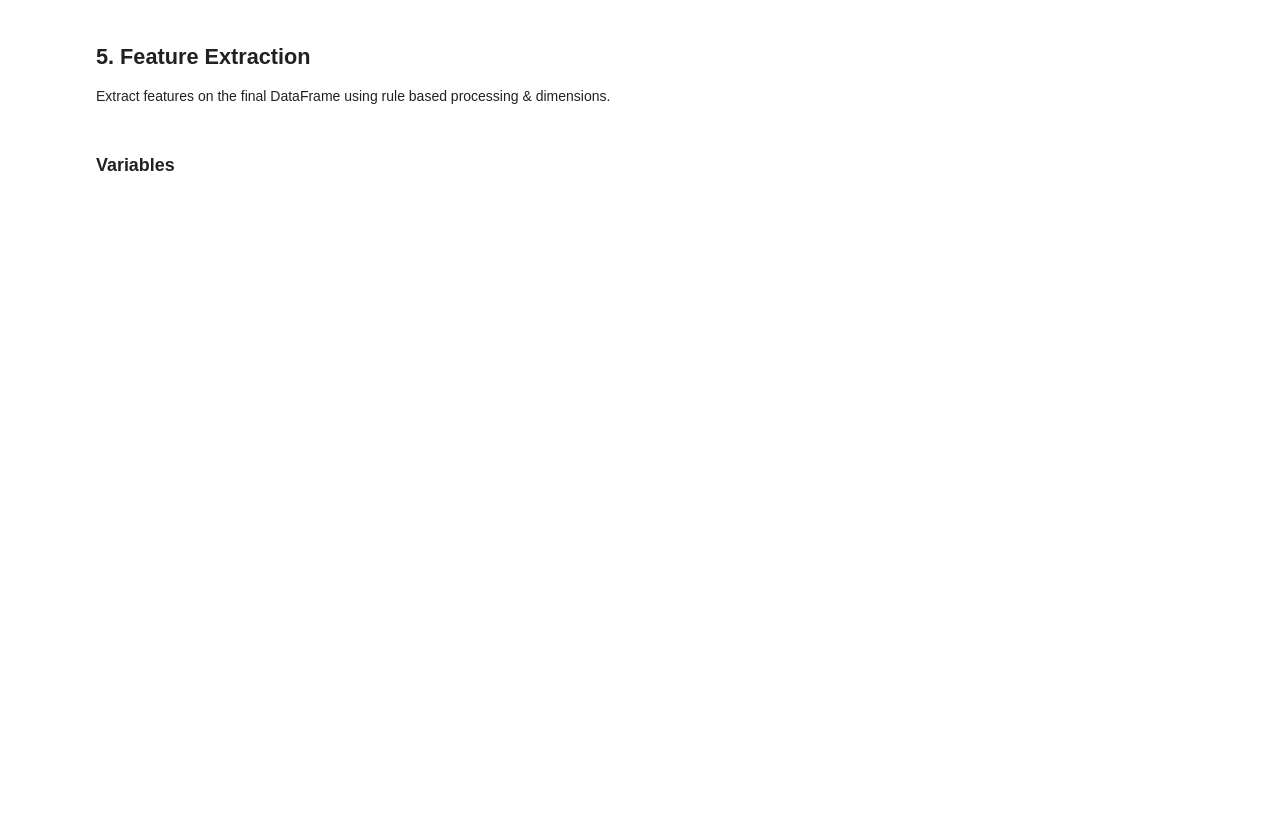
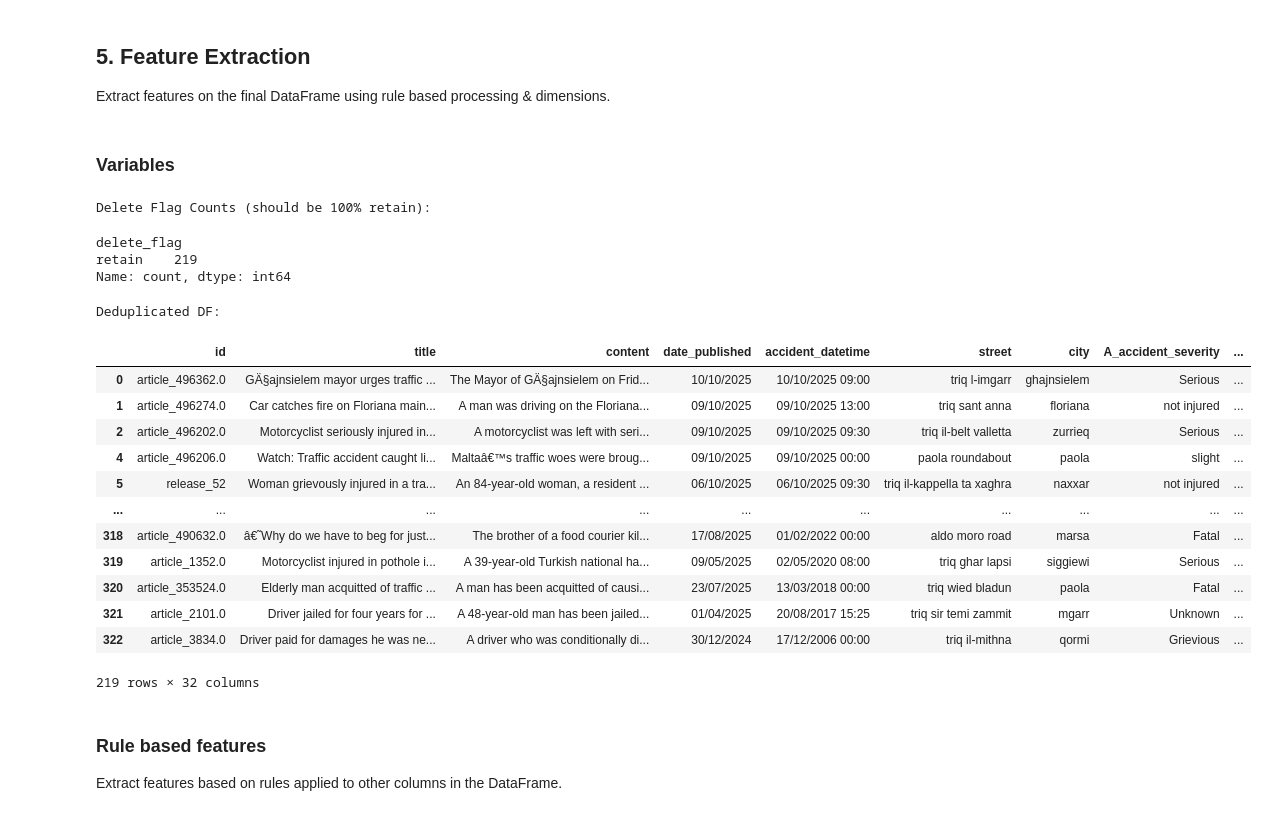
Before and after one commit to michael-vella/ics5110-assignment, a Jupyter notebook: notebooks/final/1_data_preparation.ipynb, the cells around one changed output. Cells and saved outputs as stored; diff of their text form; code cells hidden in the pictures; blank space fills up the shorter version.

Commit message:
extract features from source data

```diff
--- a/notebooks/final/1_data_preparation.ipynb
+++ b/notebooks/final/1_data_preparation.ipynb
@@ -1793,6 +1811,38 @@ Extract features on the final DataFrame using rule based processing & dimensions
 # %%
 dim_date_csv = f"{dim_data_folder}/dim_date.csv"
 
-# to-do: deduplicate and read from deduplicated csv file
-deduplicated_df = pd.read_csv(pre_deduplication_csv)
+deduplicated_df = duplicates_manual_audit_df[duplicates_manual_audit_df["delete_flag"] == 'retain']
+
+print("Delete Flag Counts (should be 100% retain):")
+display(deduplicated_df['delete_flag'].value_counts())
+
 dim_date_df = pd.read_csv(dim_date_csv)
+
+# drop certain columns that are no longer needed
+deduplicated_df = deduplicated_df.drop(["delete_flag", "duplicate_of_id"], axis=1)
+
+print("Deduplicated DF:")
+display(deduplicated_df)
+# %% [output]
+Delete Flag Counts (should be 100% retain):
+delete_flag
+retain    219
+Name: count, dtype: int64
+Deduplicated DF:
+|  | id | title | content | date_published | accident_datetime | street | city | A_accident_severity | ... |
+| 0 | article_496362.0 | GÄ§ajnsielem mayor urges traffic ... | The Mayor of GÄ§ajnsielem on Frid... | 10/10/2025 | 10/10/2025 09:00 | triq l-imgarr | ghajnsielem | Serious | ... |
+| 1 | article_496274.0 | Car catches fire on Floriana main... | A man was driving on the Floriana... | 09/10/2025 | 09/10/2025 13:00 | triq sant anna | floriana | not injured | ... |
+| 2 | article_496202.0 | Motorcyclist seriously injured in... | A motorcyclist was left with seri... | 09/10/2025 | 09/10/2025 09:30 | triq il-belt valletta | zurrieq | Serious | ... |
+| 4 | article_496206.0 | Watch: Traffic accident caught li... | Maltaâ€™s traffic woes were broug... | 09/10/2025 | 09/10/2025 00:00 | paola roundabout | paola | slight | ... |
+| 5 | release_52 | Woman grievously injured in a tra... | An 84-year-old woman, a resident ... | 06/10/2025 | 06/10/2025 09:30 | triq il-kappella ta xaghra | naxxar | not injured | ... |
+| ... | ... | ... | ... | ... | ... | ... | ... | ... | ... |
+| 318 | article_490632.0 | â€˜Why do we have to beg for just... | The brother of a food courier kil... | 17/08/2025 | 01/02/2022 00:00 | aldo moro road | marsa | Fatal | ... |
+| 319 | article_1352.0 | Motorcyclist injured in pothole i... | A 39-year-old Turkish national ha... | 09/05/2025 | 02/05/2020 08:00 | triq ghar lapsi | siggiewi | Serious | ... |
+| 320 | article_353524.0 | Elderly man acquitted of traffic ... | A man has been acquitted of causi... | 23/07/2025 | 13/03/2018 00:00 | triq wied bladun | paola | Fatal | ... |
+| 321 | article_2101.0 | Driver jailed for four years for ... | A 48-year-old man has been jailed... | 01/04/2025 | 20/08/2017 15:25 | triq sir temi zammit | mgarr | Unknown | ... |
+| 322 | article_3834.0 | Driver paid for damages he was ne... | A driver who was conditionally di... | 30/12/2024 | 17/12/2006 00:00 | triq il-mithna | qormi | Grievious | ... |
+219 rows × 32 columns
+# %% [markdown]
+### Rule based features
+
+Extract features based on rules applied to other columns in the DataFrame.
```
Also changed, not shown: parts of 17 cells of this notebook, 1 other file.
